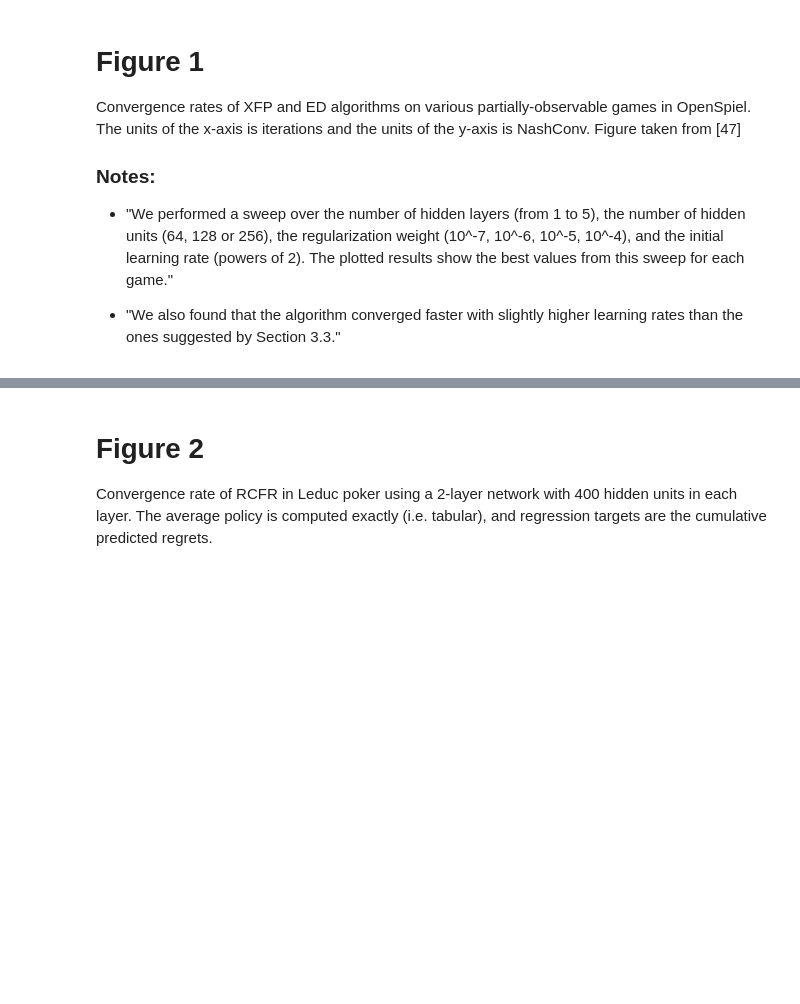
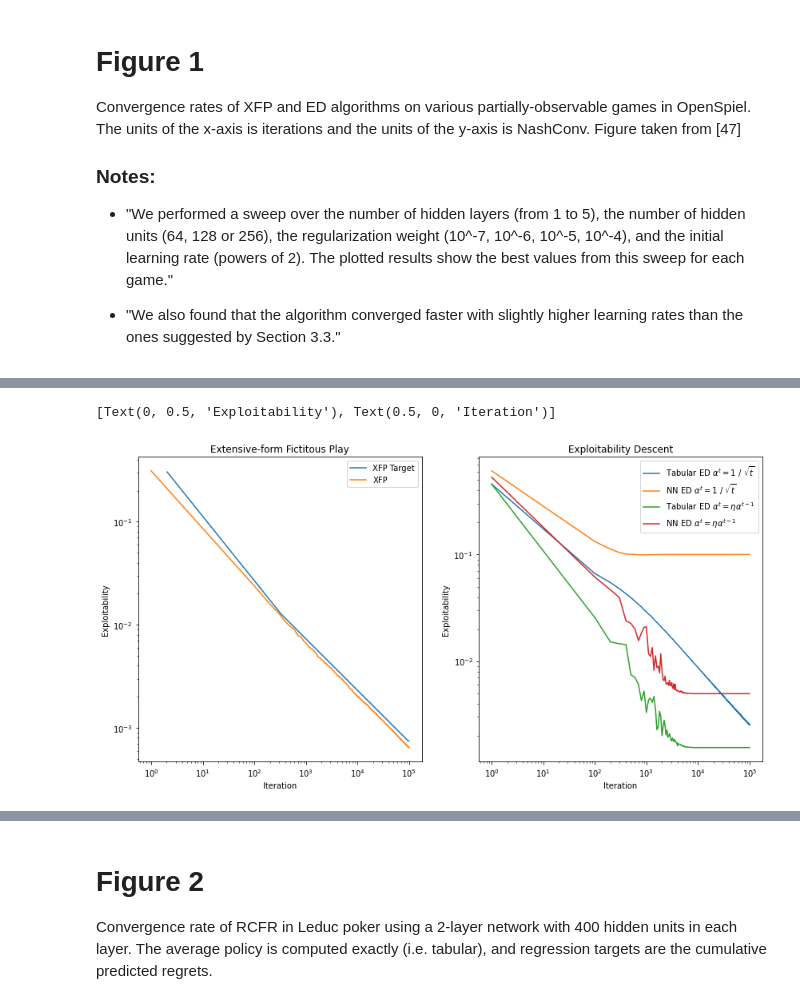
Before and after one commit to aicenter/openspiel_reproductions, a Jupyter notebook: benchmarks.ipynb, the cells around one changed output, grey strips where cells are left out. Drawn from its saved outputs; the diff is of its cells as text; code cells hidden in the pictures; blank space fills up the shorter version.

Commit message:
added target dat

```diff
--- a/benchmarks.ipynb
+++ b/benchmarks.ipynb
@@ -138,3 +75,35 @@ ax.set(xlabel="Iteration", ylabel="Exploitability")
+# %%
+xfp_logs = [("./target_results/fig1_xfp_kuhn.csv", "XFP Target"),
+             ("./logs/xfp_kuhn_0.csv", "XFP")
+            ]
+
+ed_logs = [("./logs/ed_kuhn_t_lrdecay_0.csv", "Tabular ED $\\alpha^t = 1 ~/~ \\sqrt{t}$"),
+             ("./logs/ed_kuhn_0.csv", "NN ED $\\alpha^t = 1 ~/~ \\sqrt{t}$"),
+             ("./logs/ed_kuhn_t_lrexp_0.csv", "Tabular ED $\\alpha^t = \\eta \\alpha^{t-1}$"),
+             ("./logs/ed_kuhn_nn_lrd999_0.csv", "NN ED $\\alpha^t = \\eta \\alpha^{t-1}$"),
+            ]
+
+xfp_dat = log_interp(load_batch(xfp_logs, idx_offset=1))
+ed_dat = log_interp(load_batch(ed_logs, idx_offset=1))
+
+# correct for exp = NashConv / 2
+xfp_dat["XFP Target"] /= 2
+ed_dat /= 2
+
+fig, axes = plt.subplots(nrows=1, ncols=2, figsize=(14,7))
+
+ax = xfp_dat.plot(title="Extensive-form Fictitous Play", loglog=True, ax=axes[0])
+ax.set(xlabel="Iteration", ylabel="Exploitability")
+#ax.set_xlim((1, 10e4))
+#ax.set_ylim((10e-7, 1))
+
+ax = ed_dat.plot(title="Exploitability Descent", loglog=True, ax=axes[1])
+ax.set(xlabel="Iteration", ylabel="Exploitability")
+#ax.set_xlim((1, 10e4))
+#ax.set_ylim((10e-4, 10))
+# %% [output]
+[Text(0, 0.5, 'Exploitability'), Text(0.5, 0, 'Iteration')]
+[figure, added]
 # %%
 kuhn_dat.head()
 # %% [output]
```
Also changed, not shown: parts of 5 cells of this notebook.
